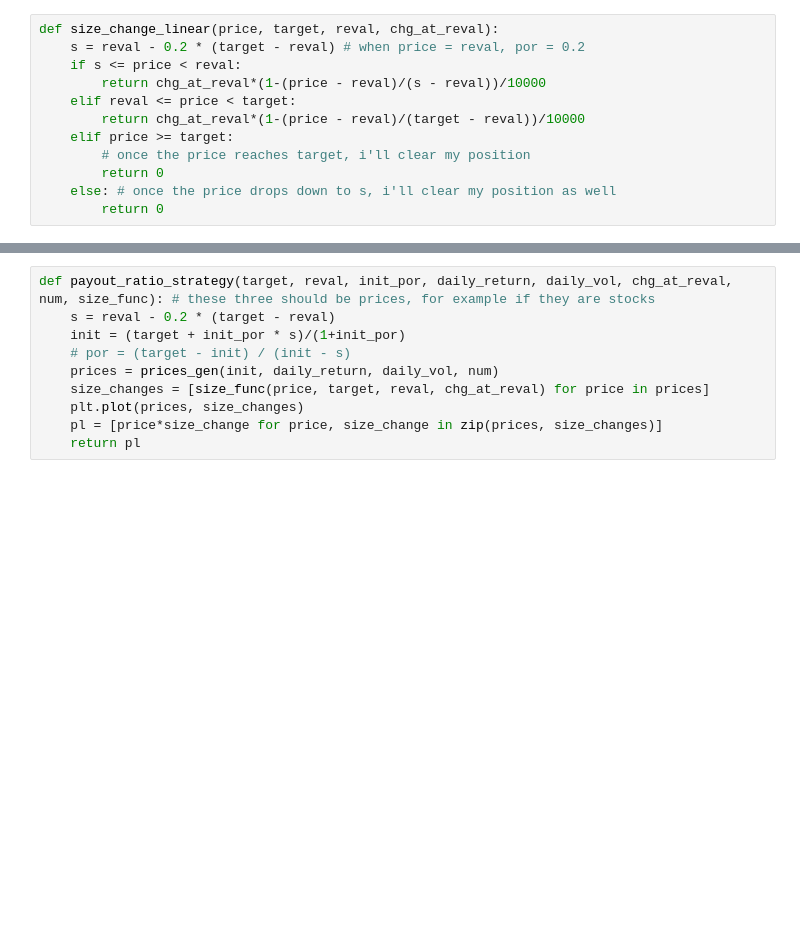
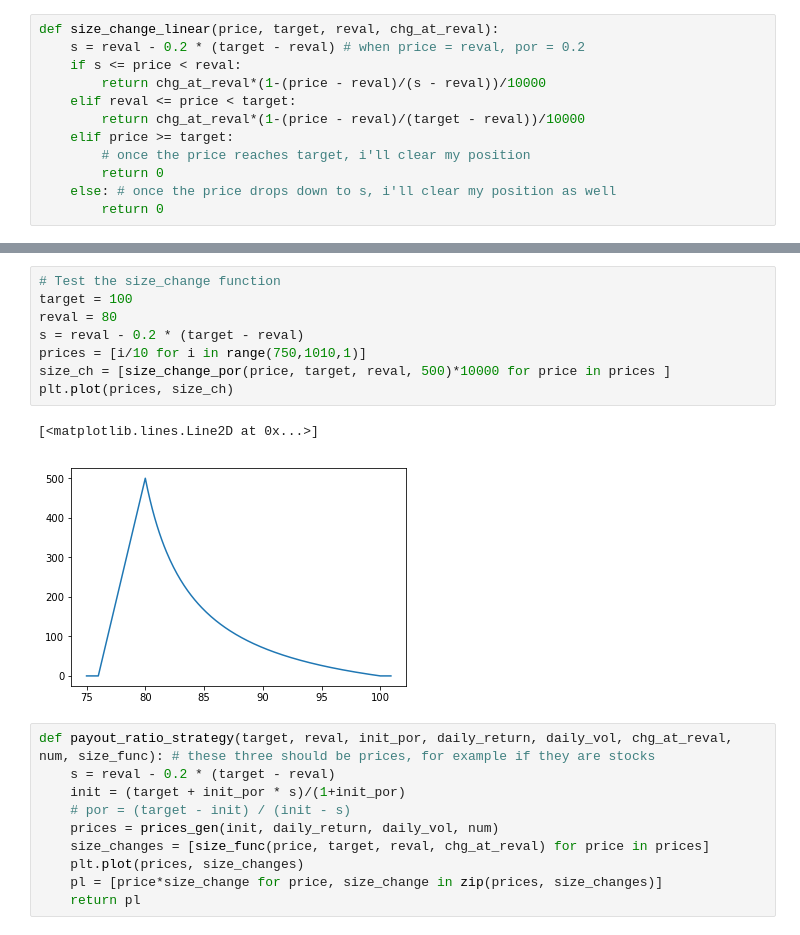
Before and after one commit to coryang/Mis-tests, a Jupyter notebook: simulation1.ipynb, the cells around one changed output, grey strips where cells are left out. Drawn from its saved outputs; the diff is of its cells as text; blank space fills up the shorter version.

```diff
--- a/simulation1.ipynb
+++ b/simulation1.ipynb
@@ -43,3 +58,14 @@ NameError: name 'size_change' is not defined
+# %%
+# Test the size_change function
+target = 100
+reval = 80
+s = reval - 0.2 * (target - reval)
+prices = [i/10 for i in range(750,1010,1)]
+size_ch = [size_change_por(price, target, reval, 500)*10000 for price in prices ]
+plt.plot(prices, size_ch)
+# %% [output]
+[<matplotlib.lines.Line2D at 0x...>]
+[figure, added]
 # %%
 def payout_ratio_strategy(target, reval, init_por, daily_return, daily_vol, chg_at_reval, num, size_func): # these three should be prices, for example if they are stocks
     s = reval - 0.2 * (target - reval)
```
Also changed, not shown: parts of 10 cells of this notebook.
